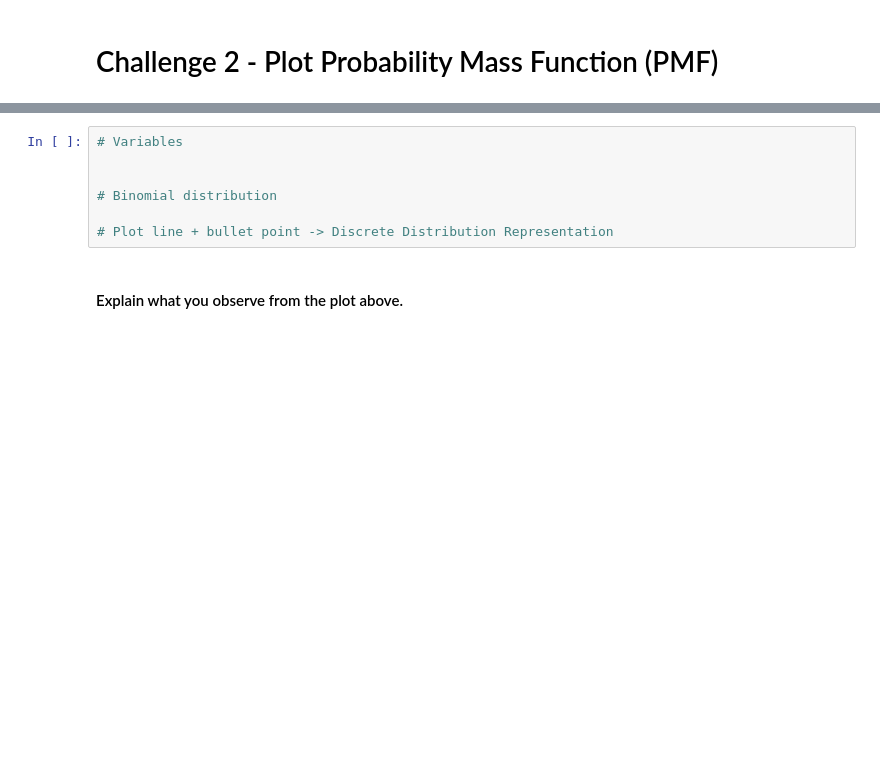
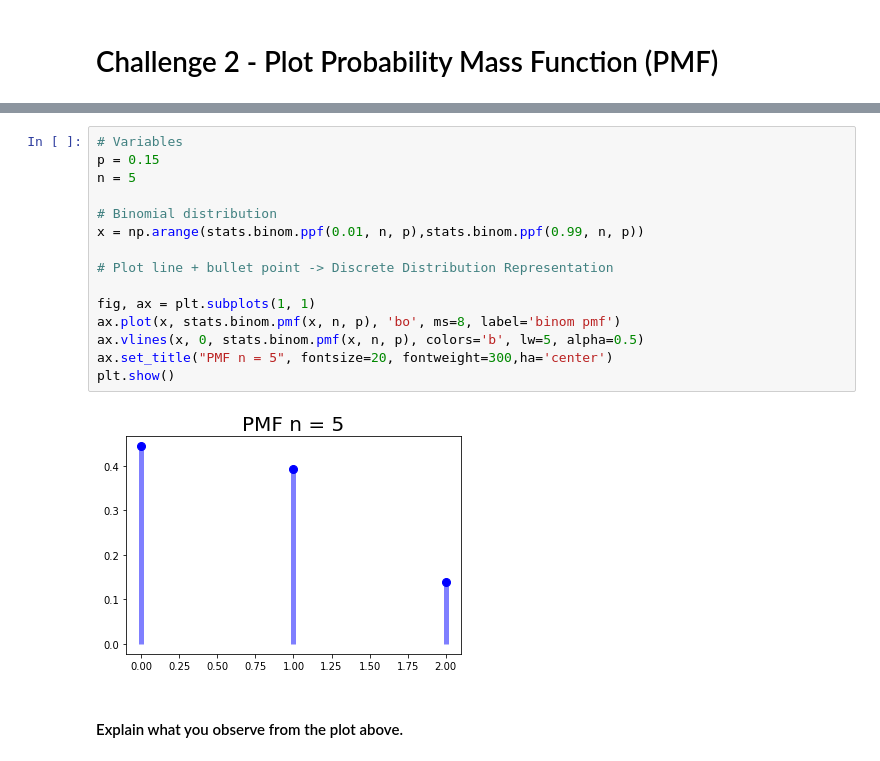
Before and after one commit to ta-datapt-bcn/lab-cont-probability-distribution, a Jupyter notebook: your_code/bonus.ipynb, the cells around one changed output, grey strips where cells are left out. Drawn from its saved outputs; the diff is of its cells as text; blank space fills up the shorter version.

```diff
--- a/your_code/bonus.ipynb
+++ b/your_code/bonus.ipynb
@@ -72,13 +84,23 @@ Use matplotlib subplots to plot a histogram of each sample.
 *Hint: use binom from `scipy.stats.binom`. Your output should look like below:*
 
 ![binom 10](images/ch-2.png)
-# %%
-# Variables
-
-
-# Binomial distribution
-
-# Plot line + bullet point -> Discrete Distribution Representation
+# %%
+# Variables
+p = 0.15
+n = 5
+
+# Binomial distribution
+x = np.arange(stats.binom.ppf(0.01, n, p),stats.binom.ppf(0.99, n, p))
+
+# Plot line + bullet point -> Discrete Distribution Representation
+
+fig, ax = plt.subplots(1, 1)
+ax.plot(x, stats.binom.pmf(x, n, p), 'bo', ms=8, label='binom pmf')
+ax.vlines(x, 0, stats.binom.pmf(x, n, p), colors='b', lw=5, alpha=0.5)
+ax.set_title("PMF n = 5", fontsize=20, fontweight=300,ha='center')
+plt.show()
+# %% [output]
+[figure, added]
 # %% [markdown]
 #### Explain what you observe from the plot above.
 # %% [markdown]
```
Also changed, not shown: parts of 43 cells of this notebook, 2 other files.
